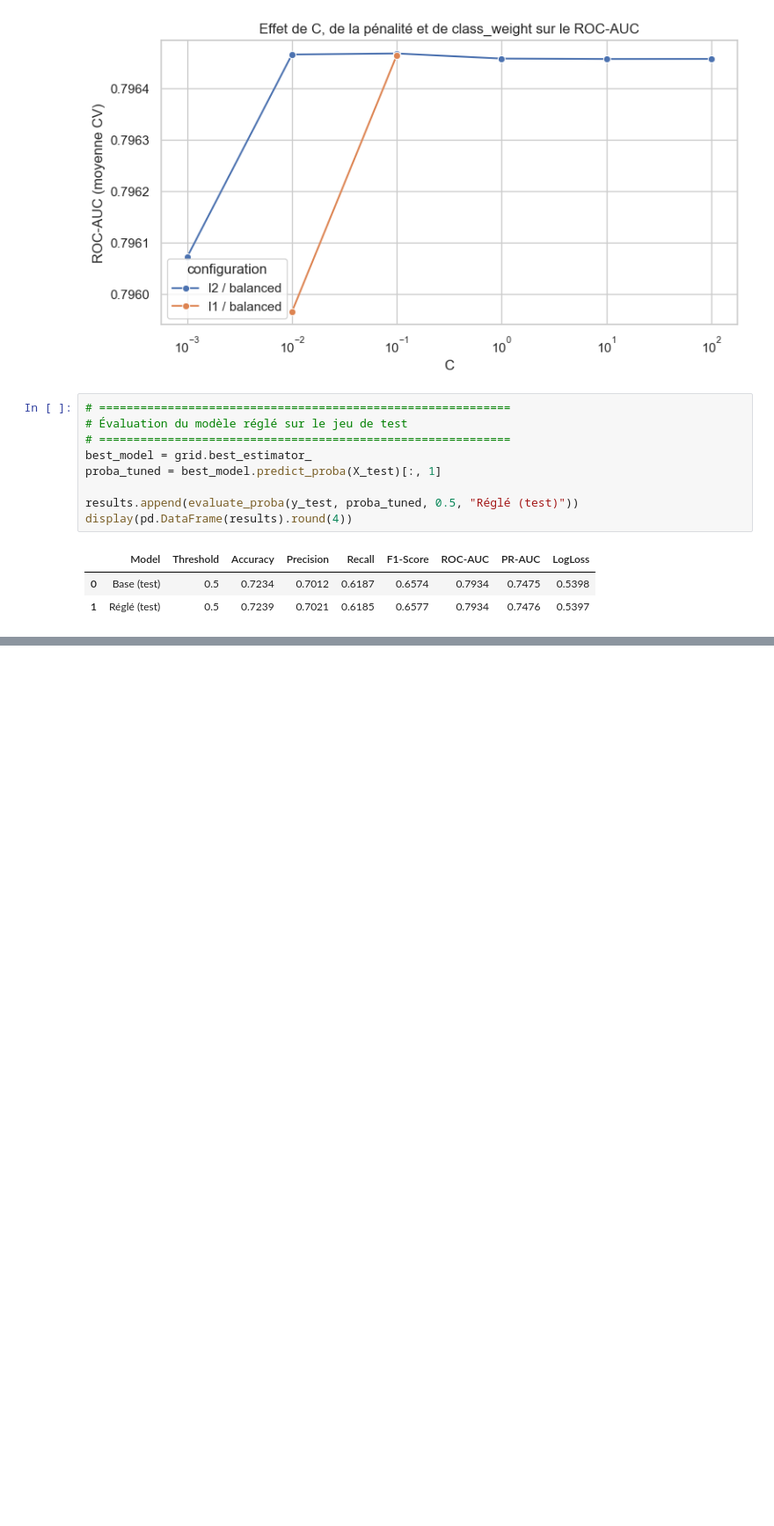
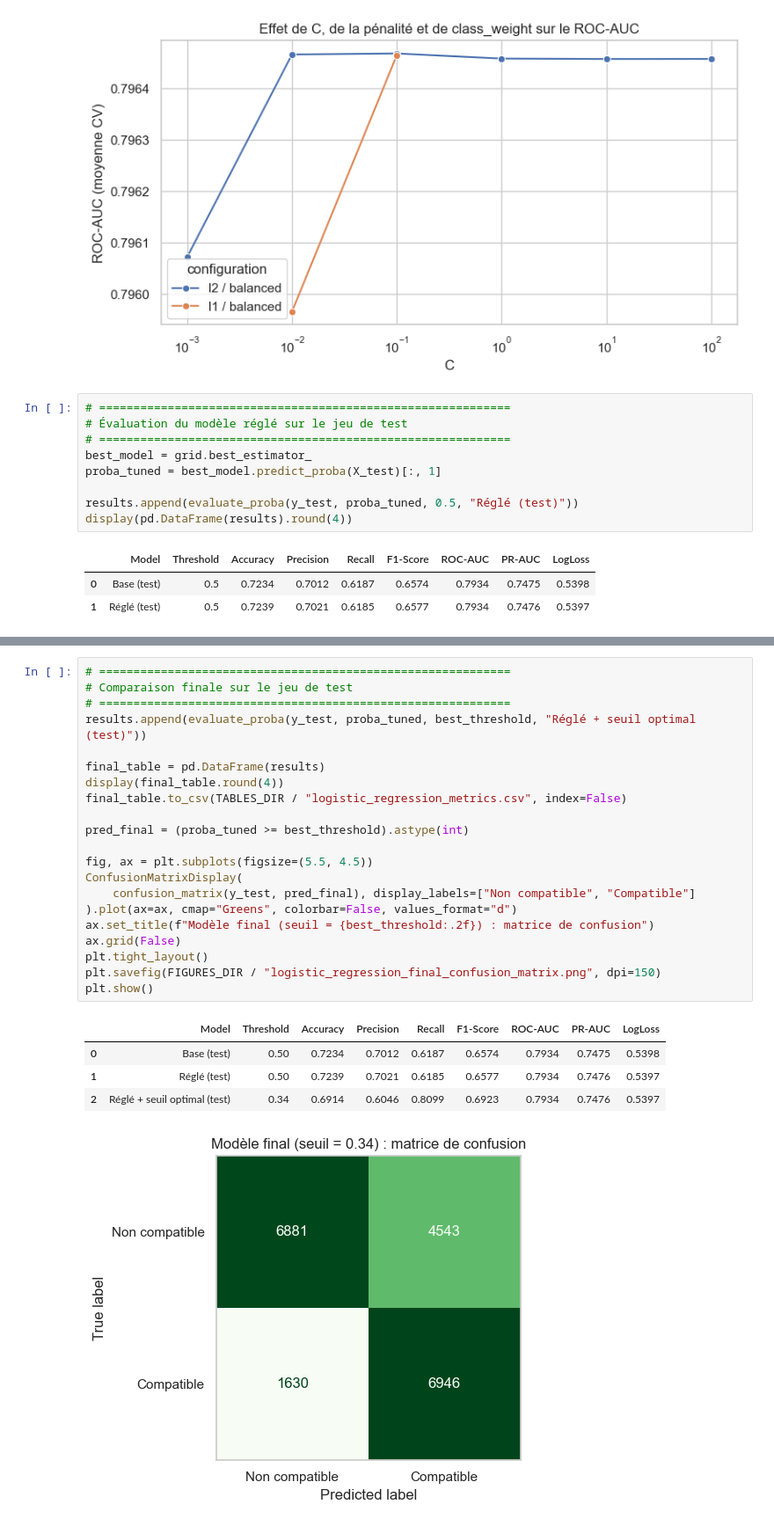
Before and after one commit to khaldamin/DM_PROJECT, a Jupyter notebook: notebooks/03_logistic_regression.ipynb, the cells around one changed output, grey strips where cells are left out. Shown at 88% size. Cells and saved outputs as stored; diff of their text form; blank space fills up the shorter version.

```diff
--- a/notebooks/03_logistic_regression.ipynb
+++ b/notebooks/03_logistic_regression.ipynb
@@ -349,0 +380,27 @@ display(pd.DataFrame(results).round(4))
+# %%
+# ============================================================
+# Comparaison finale sur le jeu de test
+# ============================================================
+results.append(evaluate_proba(y_test, proba_tuned, best_threshold, "Réglé + seuil optimal (test)"))
+
+final_table = pd.DataFrame(results)
+display(final_table.round(4))
+final_table.to_csv(TABLES_DIR / "logistic_regression_metrics.csv", index=False)
+
+pred_final = (proba_tuned >= best_threshold).astype(int)
+
+fig, ax = plt.subplots(figsize=(5.5, 4.5))
+ConfusionMatrixDisplay(
+    confusion_matrix(y_test, pred_final), display_labels=["Non compatible", "Compatible"]
+).plot(ax=ax, cmap="Greens", colorbar=False, values_format="d")
+ax.set_title(f"Modèle final (seuil = {best_threshold:.2f}) : matrice de confusion")
+ax.grid(False)
+plt.tight_layout()
+plt.savefig(FIGURES_DIR / "logistic_regression_final_confusion_matrix.png", dpi=150)
+plt.show()
+# %% [output]
+|  | Model | Threshold | Accuracy | Precision | Recall | F1-Score | ROC-AUC | PR-AUC | LogLoss |
+| 0 | Base (test) | 0.50 | 0.7234 | 0.7012 | 0.6187 | 0.6574 | 0.7934 | 0.7475 | 0.5398 |
+| 1 | Réglé (test) | 0.50 | 0.7239 | 0.7021 | 0.6185 | 0.6577 | 0.7934 | 0.7476 | 0.5397 |
+| 2 | Réglé + seuil optimal (test) | 0.34 | 0.6914 | 0.6046 | 0.8099 | 0.6923 | 0.7934 | 0.7476 | 0.5397 |
+[figure, added]
```
Also changed, not shown: parts of 2 cells of this notebook, 4 other files.
